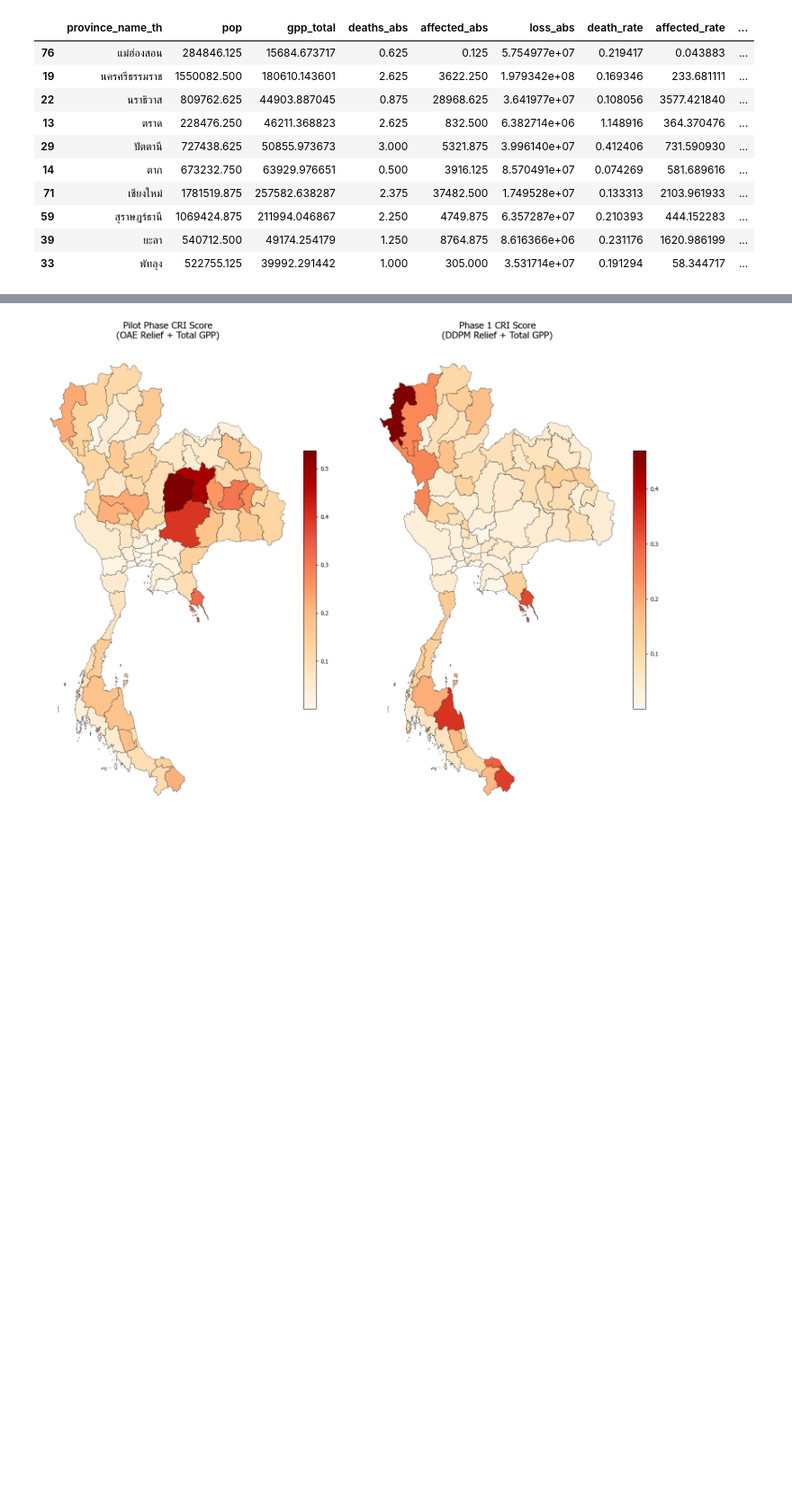
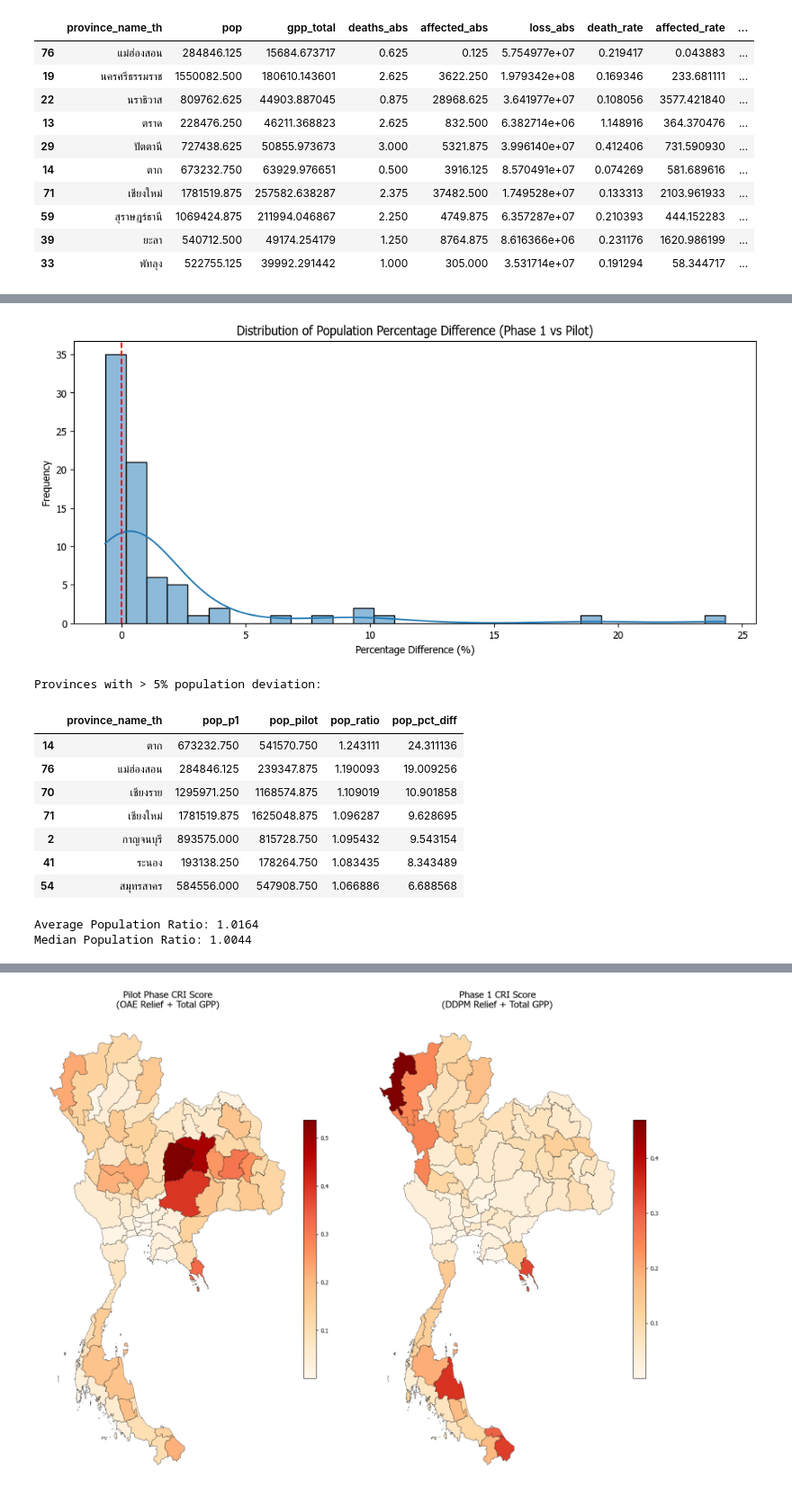
Before and after one commit to Bossax/arun-creagy, a Jupyter notebook: ψ/incubate/DCCE/CRI/data_system/script/analysis_notebooks/cri_methodology_comparison.ipynb, the cells around one changed output, grey strips where cells are left out. Shown at 90% size. Saved outputs shown, nothing was run; the diff lists cells and outputs as text; code cells hidden in the pictures; blank space fills up the shorter version.

Commit message:
add snaity checks to comparison CRI notebook

```diff
--- a/ψ/incubate/DCCE/CRI/data_system/script/analysis_notebooks/cri_methodology_comparison.ipynb
+++ b/ψ/incubate/DCCE/CRI/data_system/script/analysis_notebooks/cri_methodology_comparison.ipynb
@@ -251,0 +258,43 @@ p1_scored.sort_values("p1_rank").head(10)
+# %%
+# Population Sanity Check
+pop_check = p1_df[['province_name_th', 'pop']].merge(
+    pilot_df[['province_name_th', 'pop']],
+    on='province_name_th',
+    suffixes=('_p1', '_pilot')
+)
+
+pop_check['pop_ratio'] = pop_check['pop_p1'] / pop_check['pop_pilot']
+pop_check['pop_pct_diff'] = (pop_check['pop_ratio'] - 1) * 100
+
+# Visualize Distribution
+plt.figure(figsize=(12, 5))
+sns.histplot(pop_check['pop_pct_diff'], bins=30, kde=True)
+plt.axvline(0, color='red', linestyle='--')
+plt.title("Distribution of Population Percentage Difference (Phase 1 vs Pilot)")
+plt.xlabel("Percentage Difference (%)")
+plt.ylabel("Frequency")
+plt.show()
+
+# Identify Outliers (> 5% deviation)
+outliers = pop_check[pop_check['pop_pct_diff'].abs() > 5].sort_values('pop_pct_diff', ascending=False)
+if not outliers.empty:
+    print("Provinces with > 5% population deviation:")
+    display(outliers)
+else:
+    print("No provinces found with > 5% population deviation.")
+
+print(f"Average Population Ratio: {pop_check['pop_ratio'].mean():.4f}")
+print(f"Median Population Ratio: {pop_check['pop_ratio'].median():.4f}")
+# %% [output]
+[figure, added]
+Provinces with > 5% population deviation:
+|  | province_name_th | pop_p1 | pop_pilot | pop_ratio | pop_pct_diff |
+| 14 | ตาก | 673232.750 | 541570.750 | 1.243111 | 24.311136 |
+| 76 | แม่ฮ่องสอน | 284846.125 | 239347.875 | 1.190093 | 19.009256 |
+| 70 | เชียงราย | 1295971.250 | 1168574.875 | 1.109019 | 10.901858 |
+| 71 | เชียงใหม่ | 1781519.875 | 1625048.875 | 1.096287 | 9.628695 |
+| 2 | กาญจนบุรี | 893575.000 | 815728.750 | 1.095432 | 9.543154 |
+| 41 | ระนอง | 193138.250 | 178264.750 | 1.083435 | 8.343489 |
+| 54 | สมุทรสาคร | 584556.000 | 547908.750 | 1.066886 | 6.688568 |
+Average Population Ratio: 1.0164
+Median Population Ratio: 1.0044
```
Also changed, not shown: parts of 17 cells of this notebook, 3 other files.
